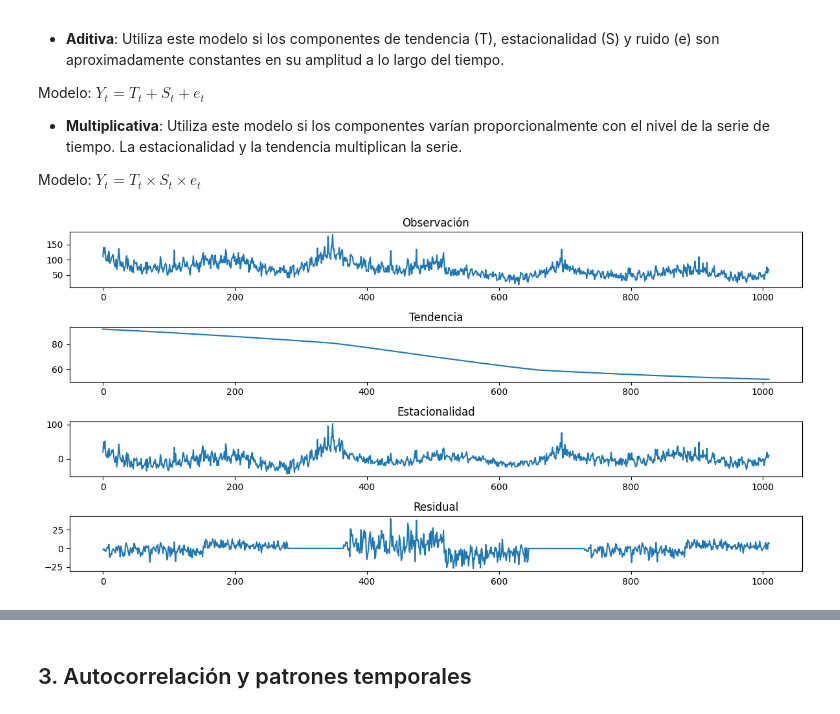
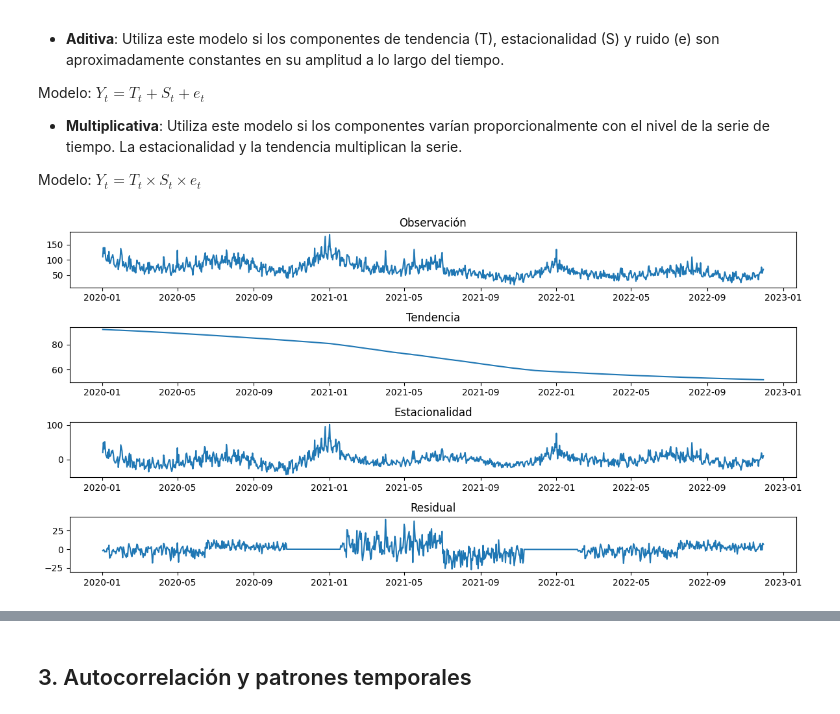
Before and after one commit to juanksRuiz/AI-DemandForecast, a Jupyter notebook: EDA.ipynb, the cells around one changed output, grey strips where cells are left out. Drawn from its saved outputs; the diff is of its cells as text; code cells hidden in the pictures.

```diff
--- a/EDA.ipynb
+++ b/EDA.ipynb
@@ -196,35 +196,43 @@ Modelo: $Y_t = T_t \times S_t \times e_t$
 #decomposicion = seasonal_decompose(demanda_prod_df['demanda']
 #                                   , model='additive'
 #                                   , period=1365
 #                                   )
 
 stl = STL(demanda_prod_df['demanda'], period=365)
 decomposicion = stl.fit()
 
 # Graficar los componentes de la descomposición
 plt.figure(figsize=(12, 6))
 
 # Observación original
 plt.subplot(411)
-plt.plot(decomposicion.observed)
+plt.plot(demanda_prod_df['date'], decomposicion.observed)
+# Formatear los ticks para que muestren solo el mes y el anio
+plt.gca().xaxis.set_major_formatter(plt.matplotlib.dates.DateFormatter('%Y-%m'))
 plt.title('Observación')
 
 # Tendencia
 plt.subplot(412)
-plt.plot(decomposicion.trend)
+plt.plot(demanda_prod_df['date'], decomposicion.trend)
+# Formatear los ticks para que muestren solo el mes y el anio
+plt.gca().xaxis.set_major_formatter(plt.matplotlib.dates.DateFormatter('%Y-%m'))
 plt.title('Tendencia')
 
 # Estacionalidad
 plt.subplot(413)
-plt.plot(decomposicion.seasonal)
+plt.plot(demanda_prod_df['date'], decomposicion.seasonal)
+# Formatear los ticks para que muestren solo el mes y el anio
+plt.gca().xaxis.set_major_formatter(plt.matplotlib.dates.DateFormatter('%Y-%m'))
 plt.title('Estacionalidad')
 
 # Residual
 plt.subplot(414)
-plt.plot(decomposicion.resid)
+plt.plot(demanda_prod_df['date'], decomposicion.resid)
+# Formatear los ticks para que muestren solo el mes y el anio
+plt.gca().xaxis.set_major_formatter(plt.matplotlib.dates.DateFormatter('%Y-%m'))
 plt.title('Residual')
 
 plt.tight_layout()
 plt.show()
 # %% [output]
-[figure, old version]
+[figure, new version]
```
Also changed, not shown: parts of 16 cells of this notebook, 1 other file.
